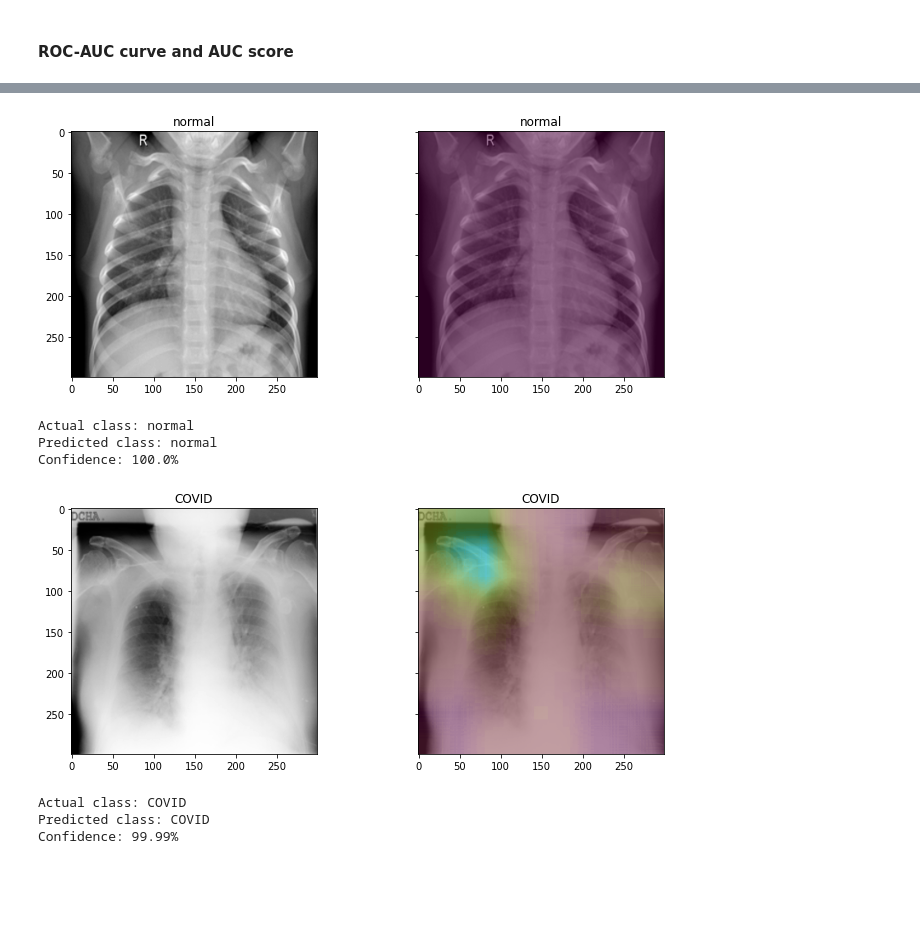
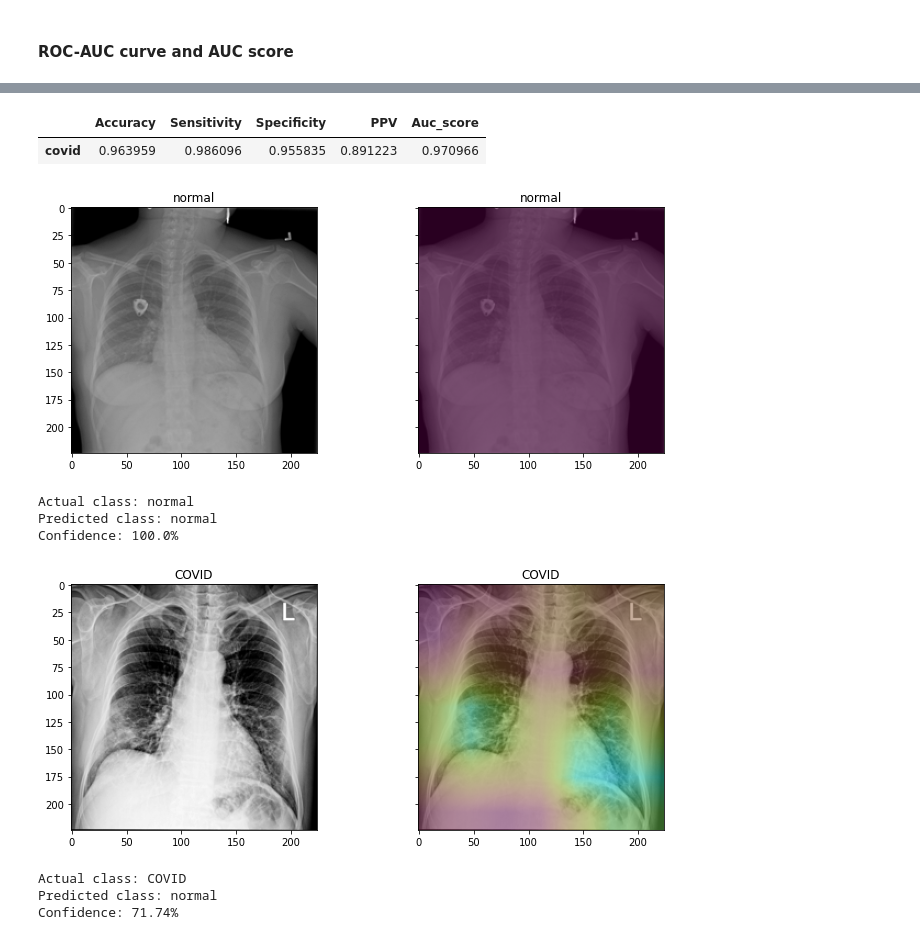
Before and after one commit to karencfisher/COVID19, a Jupyter notebook: notebooks/covidradio_weighted_densenet.ipynb, the cells around one changed output, grey strips where cells are left out. Saved outputs shown, nothing was run; the diff lists cells and outputs as text; code cells hidden in the pictures; blank space fills up the shorter version.

```diff
--- a/notebooks/covidradio_weighted_densenet.ipynb
+++ b/notebooks/covidradio_weighted_densenet.ipynb
@@ -84,7 +86,7 @@ datagen = ImageDataGenerator(preprocessing_function=preprocess_input)
 
 train_path = os.path.join(data_path, 'train')
 train_gen = datagen.flow_from_directory(directory=train_path,
-                    target_size=(299, 299),
+                    target_size=(224, 224),
                     batch_size=32,
                     shuffle=True,
                     class_mode='binary',
@@ -92,7 +94,7 @@ train_gen = datagen.flow_from_directory(directory=train_path,
 
 valid_path = os.path.join(data_path, 'validation')
 valid_gen = datagen.flow_from_directory(directory=valid_path,
-                    target_size=(299, 299),
+                    target_size=(224, 224),
                     batch_size=32,
                     shuffle=False,
                     class_mode='binary',
@@ -100,7 +102,7 @@ valid_gen = datagen.flow_from_directory(directory=valid_path,
 
 test_path = os.path.join(data_path, 'test')
 test_gen = datagen.flow_from_directory(directory=test_path,
-                    target_size=(299, 299),
+                    target_size=(224, 224),
                     batch_size=32,
                     shuffle=True,
                     class_mode='binary',
@@ -272,0 +278,8 @@ plt.show()
+# %%
+data_path2 = 'QaTa images'
+test2_gen = datagen.flow_from_directory(directory=data_path2,
+                    target_size=(224, 224),
+                    batch_size=32,
+                    shuffle=False,
+                    class_mode='binary',
+                    classes = classes)
@@ -273,8 +298,13 @@ plt.show()
+# %%
+metrics2_df
+# %% [output]
+|  | Accuracy | Sensitivity | Specificity | PPV | Auc_score |
+| covid | 0.963959 | 0.986096 | 0.955835 | 0.891223 | 0.970966 |
 # %%
 counts = []
 filelists = []
 for item in classes:
-    filelist = os.listdir(os.path.join(data_path, 'test', item))
+    filelist = os.listdir(os.path.join(data_path2, item))
     filelists.append(filelist)
     counts.append(len(filelist))
 # %%
@@ -285,41 +315,41 @@ for i, item in enumerate(classes):
     plt.tight_layout()
 
     image_file = random.choice(filelists[i])
-    image_path = os.path.join(data_path, 'test', item, image_file)
-    image = load_img(image_path)
+    image_path = os.path.join(data_path2, item, image_file)
+    image = load_img(image_path, target_size=(224, 224))
     image = img_to_array(image)
 
     pred_image = np.expand_dims(image, axis=0)
     pred_image = preprocess_input(pred_image)
     pred = model.predict(pred_image)
     prediction = int(pred[0][0] >= 0.5)
 
     if prediction:
       confidence = round(pred[0][0] * 100, 2)
     else:
       confidence = round((1 - pred[0][0]) * 100, 2)
 
     img = plt.imread(image_path)
     axes[0].imshow(img, cmap='gray')
     axes[0].set_title(item)
 
     cam = util.grad_cam(model, pred_image, 0, 'conv5_block16_2_conv')
 
     img = plt.imread(image_path)
     axes[1].imshow(img, cmap='gray')
     axes[1].imshow(cam, cmap='jet', alpha=0.5)
     axes[1].set_title(item)
     plt.show()
 
     print(f'Actual class: {item}')
     print(f'Predicted class: {classes[prediction]}')
     print(f'Confidence: {confidence}%')
 # %% [output]
-[figure, old version]
+[figure, new version]
 Actual class: normal
 Predicted class: normal
 Confidence: 100.0%
-[figure, old version]
+[figure, new version]
 Actual class: COVID
-Predicted class: COVID
-Confidence: 99.99%
+Predicted class: normal
+Confidence: 71.74%
```
Also changed, not shown: parts of 12 cells of this notebook.
